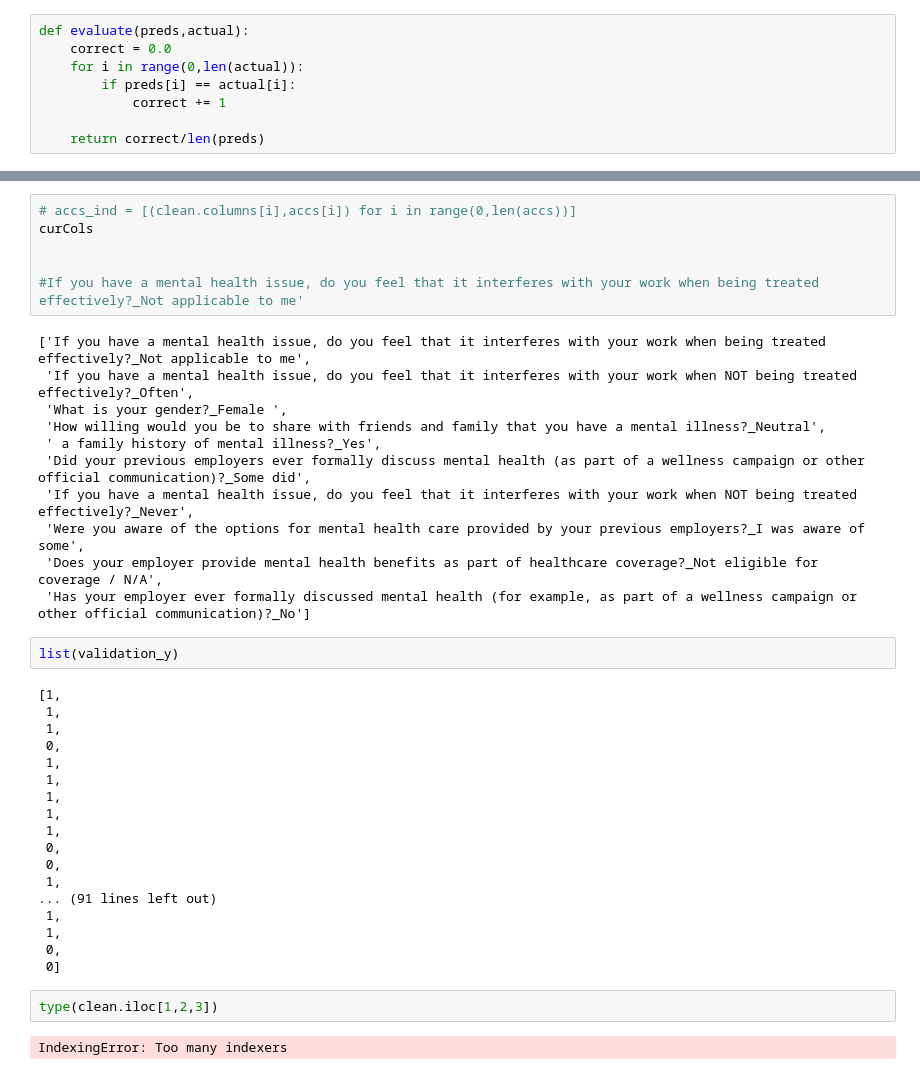
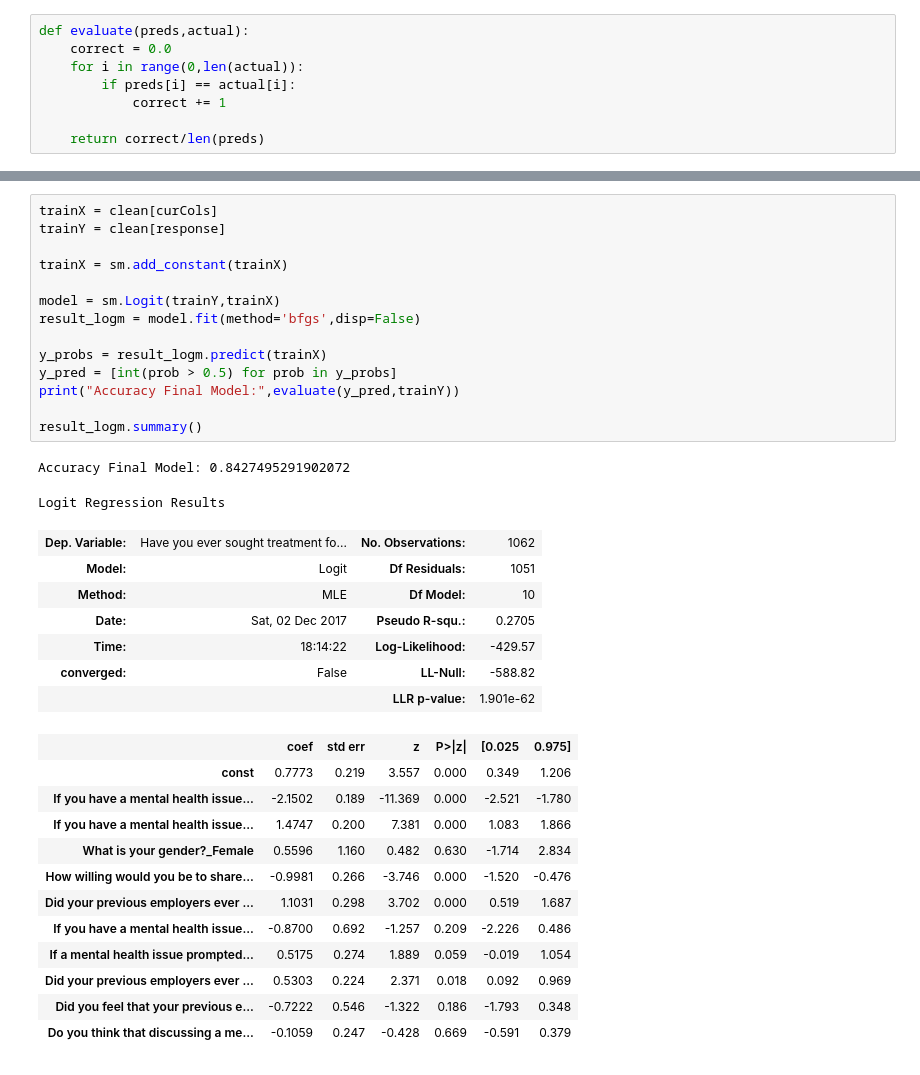
Before and after one commit to cubskru/COGS109MentalHealth, a Jupyter notebook: models.ipynb, the cells around one changed output, grey strips where cells are left out. Drawn from its saved outputs; the diff is of its cells as text.

```diff
--- a/models.ipynb
+++ b/models.ipynb
@@ -303,41 +243,36 @@ for i in range (10):
-# %%
-# accs_ind = [(clean.columns[i],accs[i]) for i in range(0,len(accs))]
-curCols
-
-
-#If you have a mental health issue, do you feel that it interferes with your work when being treated effectively?_Not applicable to me'
-# %% [output]
-['If you have a mental health issue, do you feel that it interferes with your work when being treated effectively?_Not applicable to me',
- 'If you have a mental health issue, do you feel that it interferes with your work when NOT being treated effectively?_Often',
- 'What is your gender?_Female ',
- 'How willing would you be to share with friends and family that you have a mental illness?_Neutral',
- ' a family history of mental illness?_Yes',
- 'Did your previous employers ever formally discuss mental health (as part of a wellness campaign or other official communication)?_Some did',
- 'If you have a mental health issue, do you feel that it interferes with your work when NOT being treated effectively?_Never',
- 'Were you aware of the options for mental health care provided by your previous employers?_I was aware of some',
- 'Does your employer provide mental health benefits as part of healthcare coverage?_Not eligible for coverage / N/A',
- 'Has your employer ever formally discussed mental health (for example, as part of a wellness campaign or other official communication)?_No']
-# %%
-list(validation_y)
-# %% [output]
-[1,
- 1,
- 1,
- 0,
- 1,
- 1,
- 1,
- 1,
- 1,
- 0,
- 0,
- 1,
-... (91 lines left out)
- 1,
- 1,
- 0,
- 0]
-# %%
-type(clean.iloc[1,2,3])
-# %% [output]
-IndexingError: Too many indexers
+# %%
+trainX = clean[curCols]
+trainY = clean[response]
+
+trainX = sm.add_constant(trainX)
+
+model = sm.Logit(trainY,trainX)
+result_logm = model.fit(method='bfgs',disp=False)
+
+y_probs = result_logm.predict(trainX)
+y_pred = [int(prob > 0.5) for prob in y_probs]
+print("Accuracy Final Model:",evaluate(y_pred,trainY))
+
+result_logm.summary()
+# %% [output]
+Accuracy Final Model: 0.8427495291902072
+Logit Regression Results
+| Dep. Variable: | Have you ever sought treatment fo... | No. Observations: | 1062 |
+| Model: | Logit | Df Residuals: | 1051 |
+| Method: | MLE | Df Model: | 10 |
+| Date: | Sat, 02 Dec 2017 | Pseudo R-squ.: | 0.2705 |
+| Time: | 18:14:22 | Log-Likelihood: | -429.57 |
+| converged: | False | LL-Null: | -588.82 |
+|  |  | LLR p-value: | 1.901e-62 |
+|  | coef | std err | z | P>|z| | [0.025 | 0.975] |
+| const | 0.7773 | 0.219 | 3.557 | 0.000 | 0.349 | 1.206 |
+| If you have a mental health issue... | -2.1502 | 0.189 | -11.369 | 0.000 | -2.521 | -1.780 |
+| If you have a mental health issue... | 1.4747 | 0.200 | 7.381 | 0.000 | 1.083 | 1.866 |
+| What is your gender?_Female | 0.5596 | 1.160 | 0.482 | 0.630 | -1.714 | 2.834 |
+| How willing would you be to share... | -0.9981 | 0.266 | -3.746 | 0.000 | -1.520 | -0.476 |
+| Did your previous employers ever ... | 1.1031 | 0.298 | 3.702 | 0.000 | 0.519 | 1.687 |
+| If you have a mental health issue... | -0.8700 | 0.692 | -1.257 | 0.209 | -2.226 | 0.486 |
+| If a mental health issue prompted... | 0.5175 | 0.274 | 1.889 | 0.059 | -0.019 | 1.054 |
+| Did your previous employers ever ... | 0.5303 | 0.224 | 2.371 | 0.018 | 0.092 | 0.969 |
+| Did you feel that your previous e... | -0.7222 | 0.546 | -1.322 | 0.186 | -1.793 | 0.348 |
+| Do you think that discussing a me... | -0.1059 | 0.247 | -0.428 | 0.669 | -0.591 | 0.379 |
```
Also changed, not shown: parts of 3 cells of this notebook.
